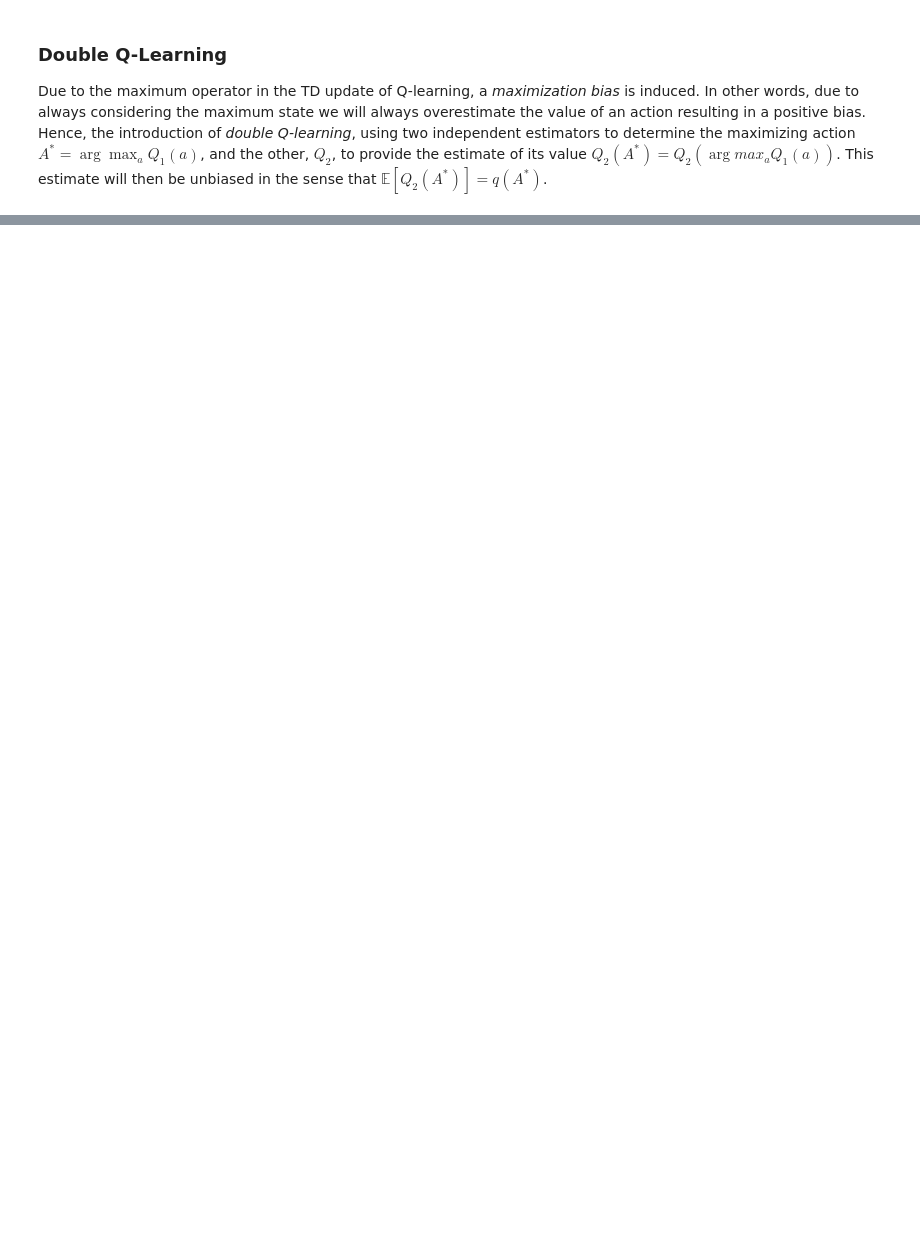
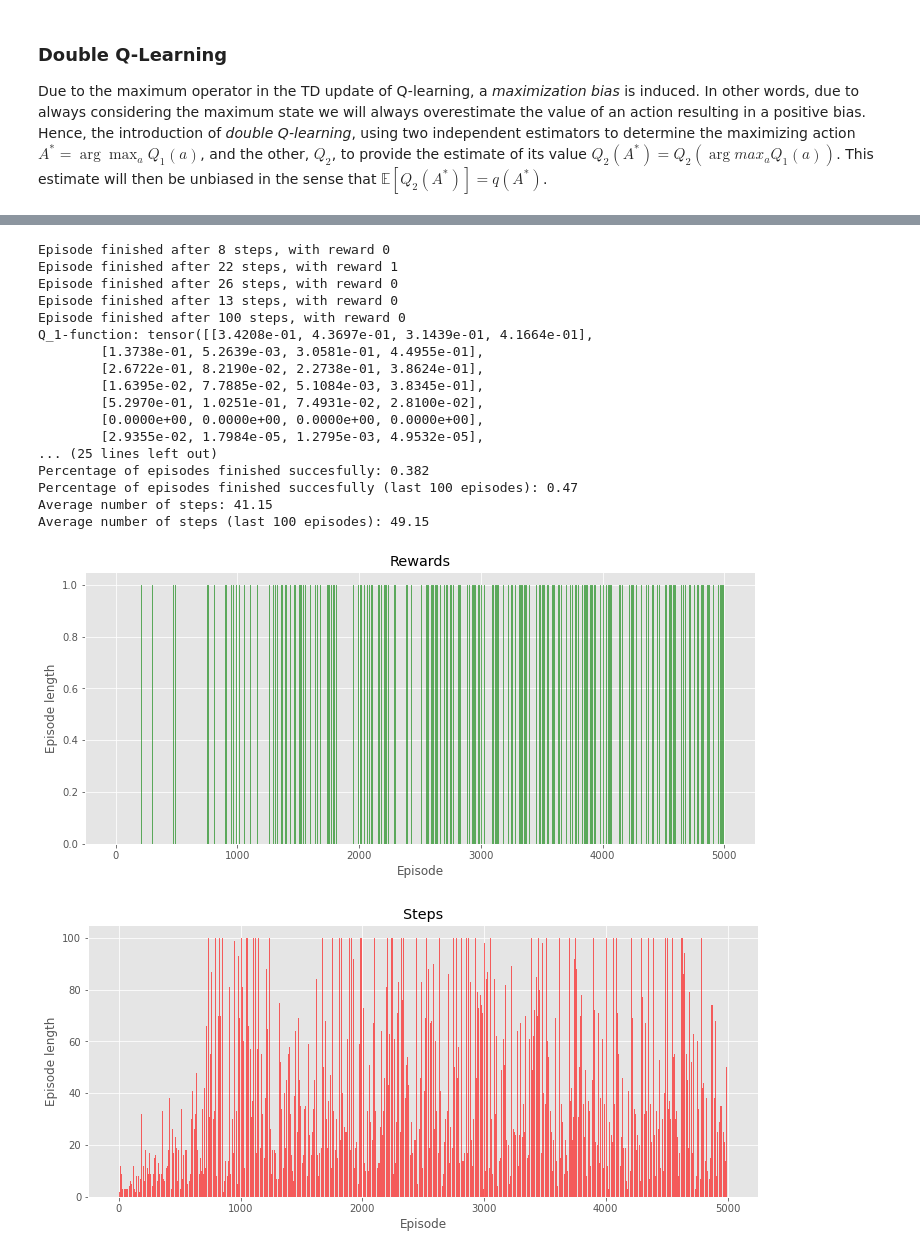
Before and after one commit to RobvanGastel/meta-rl-algorithms, a Jupyter notebook: TD/Tabular (Double) Q-learning on the FrozenLake environment.ipynb, the cells around one changed output, grey strips where cells are left out. Saved outputs shown, nothing was run; the diff lists cells and outputs as text; code cells hidden in the pictures; blank space fills up the shorter version.

```diff
--- a/TD/Tabular (Double) Q-learning on the FrozenLake environment.ipynb
+++ b/TD/Tabular (Double) Q-learning on the FrozenLake environment.ipynb
@@ -479,0 +427,23 @@ Average number of steps (last 100 episodes): 6.46
+# %%
+env = gym.make('FrozenLake-v0')
+double_Q_learning(env, num_episodes=5000, gamma=0.99, alpha=0.75, epsilon=0.7, print_i=1000)
+# %% [output]
+Episode finished after 8 steps, with reward 0
+Episode finished after 22 steps, with reward 1
+Episode finished after 26 steps, with reward 0
+Episode finished after 13 steps, with reward 0
+Episode finished after 100 steps, with reward 0
+Q_1-function: tensor([[3.4208e-01, 4.3697e-01, 3.1439e-01, 4.1664e-01],
+        [1.3738e-01, 5.2639e-03, 3.0581e-01, 4.4955e-01],
+        [2.6722e-01, 8.2190e-02, 2.2738e-01, 3.8624e-01],
+        [1.6395e-02, 7.7885e-02, 5.1084e-03, 3.8345e-01],
+        [5.2970e-01, 1.0251e-01, 7.4931e-02, 2.8100e-02],
+        [0.0000e+00, 0.0000e+00, 0.0000e+00, 0.0000e+00],
+        [2.9355e-02, 1.7984e-05, 1.2795e-03, 4.9532e-05],
+... (25 lines left out)
+Percentage of episodes finished succesfully: 0.382
+Percentage of episodes finished succesfully (last 100 episodes): 0.47
+Average number of steps: 41.15
+Average number of steps (last 100 episodes): 49.15
+[figure, added]
+[figure, added]
```
Also changed, not shown: parts of 14 cells of this notebook, 8 other files.
